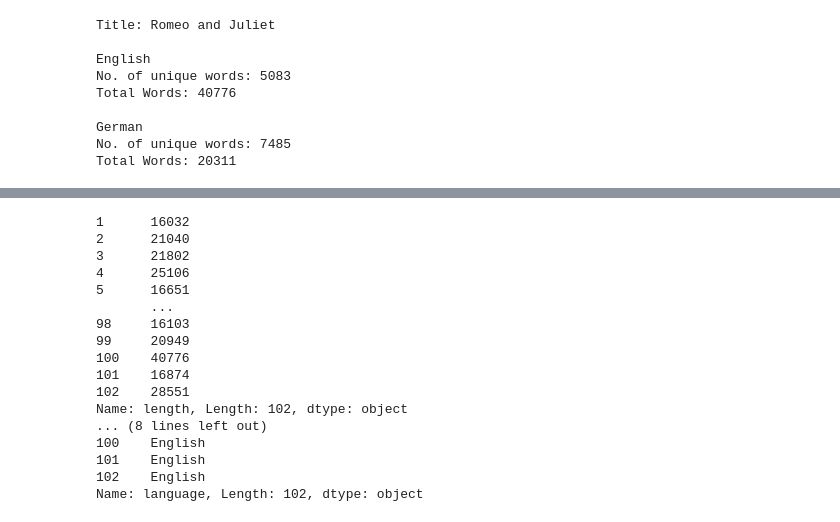
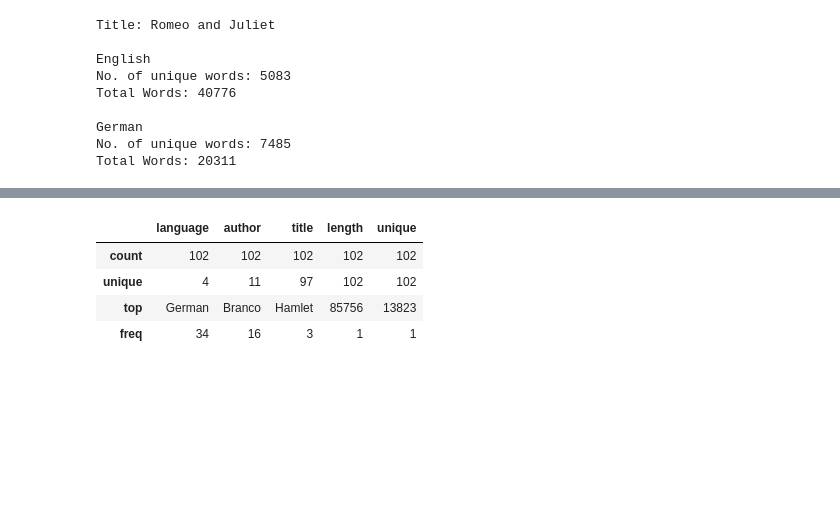
Before and after one commit to ashudva/Case_Studies, a Jupyter notebook: Language_Processing/Language_Analysis.ipynb, the cells around one changed output, grey strips where cells are left out. Drawn from its saved outputs; the diff is of its cells as text; code cells hidden in the pictures; blank space fills up the shorter version.

```diff
--- a/Language_Processing/Language_Analysis.ipynb
+++ b/Language_Processing/Language_Analysis.ipynb
@@ -137,25 +113,12 @@ books
 # %%
 # Book stats analysis
-print(books.length)
-print(books.language)
+books.describe()
 # %% [output]
-1      16032
-2      21040
-3      21802
-4      25106
-5      16651
-       ...
-98     16103
-99     20949
-100    40776
-101    16874
-102    28551
-Name: length, Length: 102, dtype: object
-... (8 lines left out)
-100    English
-101    English
-102    English
-Name: language, Length: 102, dtype: object
+|  | language | author | title | length | unique |
+| count | 102 | 102 | 102 | 102 | 102 |
+| unique | 4 | 11 | 97 | 102 | 102 |
+| top | German | Branco | Hamlet | 85756 | 13823 |
+| freq | 34 | 16 | 3 | 1 | 1 |
 # %%
 books[books.language == "English"]
 # %% [output]
```
Also changed, not shown: parts of 10 cells of this notebook, 3 other files.
